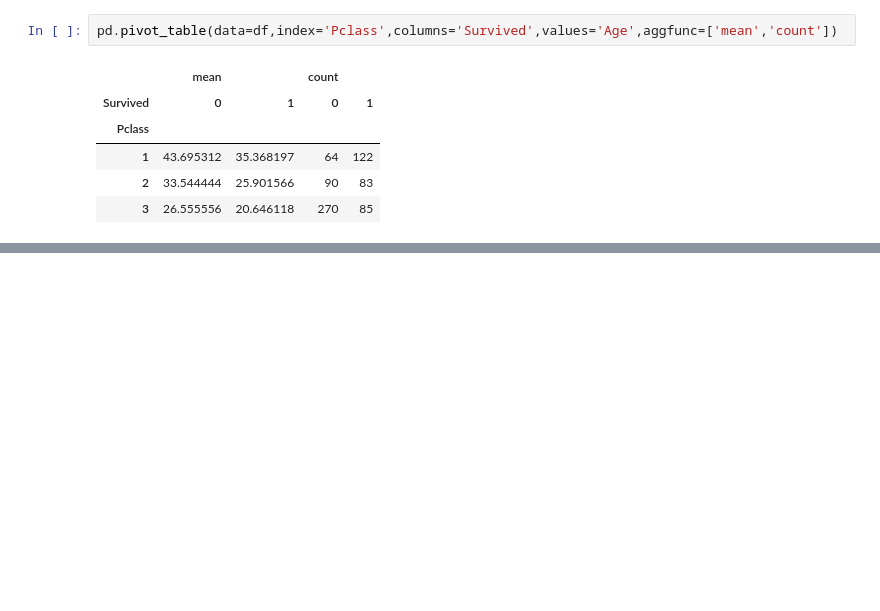
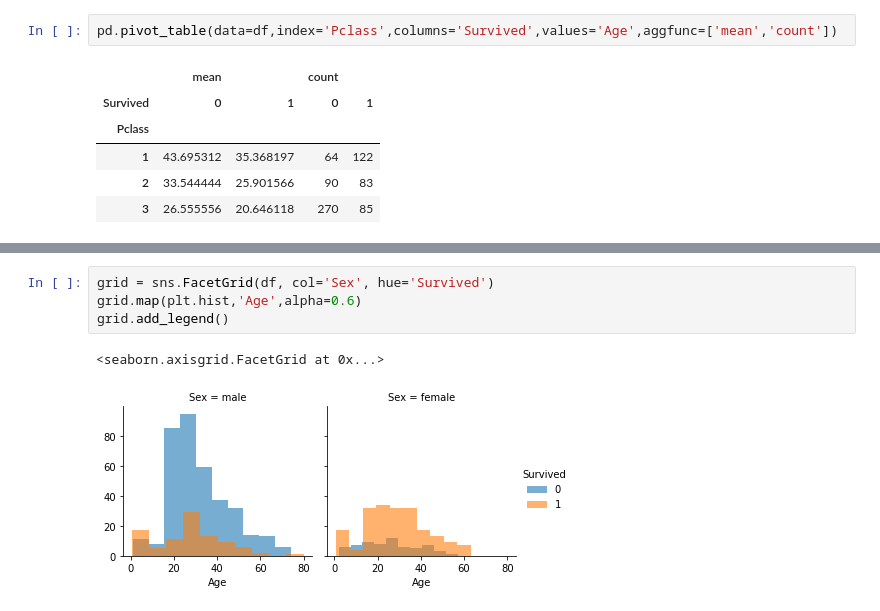
Before and after one commit to isoori/Titanic-Machine-Learning-from-Disaster, a Jupyter notebook: Untitled.ipynb, the cells around one changed output, grey strips where cells are left out. Cells and saved outputs as stored; diff of their text form; blank space fills up the shorter version.

```diff
--- a/Untitled.ipynb
+++ b/Untitled.ipynb
@@ -46,0 +79,7 @@ pd.pivot_table(data=df,index='Pclass',columns='Survived',values='Age',aggfunc=['
+# %%
+grid = sns.FacetGrid(df, col='Sex', hue='Survived')
+grid.map(plt.hist,'Age',alpha=0.6)
+grid.add_legend()
+# %% [output]
+<seaborn.axisgrid.FacetGrid at 0x...>
+[figure, added]
```
Also changed, not shown: parts of 34 cells of this notebook.
